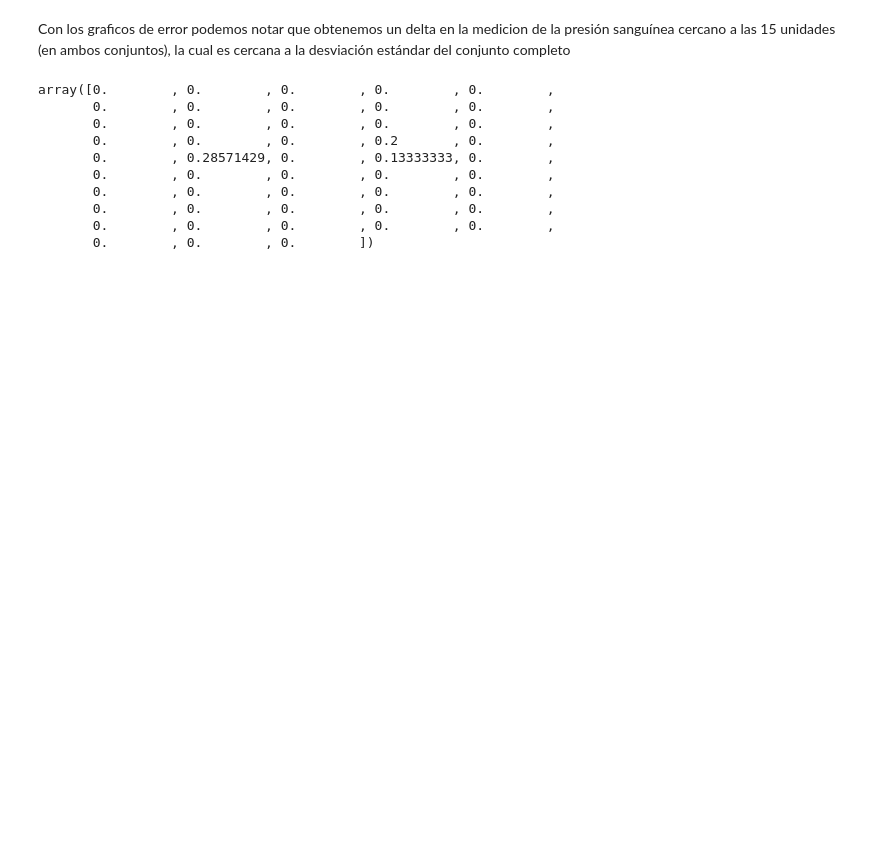
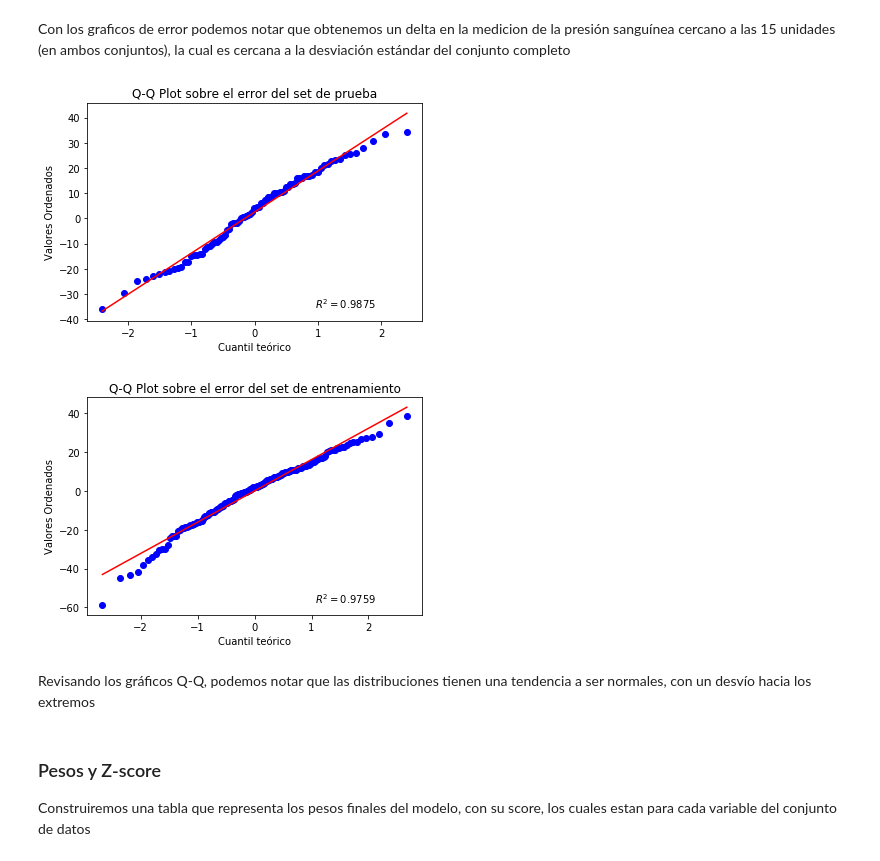
Before and after one commit to AlbireoImma/ML_1, a Jupyter notebook: Desarrollo.ipynb, the cells around one changed output. Saved outputs shown, nothing was run; the diff lists cells and outputs as text; code cells hidden in the pictures; blank space fills up the shorter version.

```diff
--- a/Desarrollo.ipynb
+++ b/Desarrollo.ipynb
@@ -309,17 +329,32 @@ plt.show()
 # %% [markdown]
 Con los graficos de error podemos notar que obtenemos un delta  en la medicion de la presión sanguínea cercano a las 15 unidades (en ambos conjuntos), la cual es cercana a la desviación estándar del conjunto completo
-# %%
-from sklearn.metrics import f1_score
-
-f1_score(presion_test,list(map(int,pred_test)),average=None)
-# %% [output]
-array([0.        , 0.        , 0.        , 0.        , 0.        ,
-       0.        , 0.        , 0.        , 0.        , 0.        ,
-       0.        , 0.        , 0.        , 0.        , 0.        ,
-       0.        , 0.        , 0.        , 0.2       , 0.        ,
-       0.        , 0.28571429, 0.        , 0.13333333, 0.        ,
-       0.        , 0.        , 0.        , 0.        , 0.        ,
-       0.        , 0.        , 0.        , 0.        , 0.        ,
-       0.        , 0.        , 0.        , 0.        , 0.        ,
-       0.        , 0.        , 0.        , 0.        , 0.        ,
-       0.        , 0.        , 0.        ])
+# %%
+error_train = pred_train - presion_train
+error_test = pred_test - presion_test
+
+grafico_1 = plt.figure()
+eje_1 = grafico_1.add_subplot(111)
+st.probplot(error_test, dist="norm", plot=eje_1, rvalue=True)
+eje_1.set_title("Q-Q Plot sobre el error del set de prueba")
+eje_1.set_xlabel("Cuantil teórico")
+eje_1.set_ylabel("Valores Ordenados")
+eje_1.set_title("Q-Q Plot sobre el error del set de prueba")
+
+
+grafico_2 = plt.figure()
+eje_2 = grafico_2.add_subplot(111)
+st.probplot(error_train, dist="norm", plot=eje_2, rvalue=True)
+eje_2.set_xlabel("Cuantil teórico")
+eje_2.set_ylabel("Valores Ordenados")
+eje_2.set_title("Q-Q Plot sobre el error del set de entrenamiento")
+
+plt.show()
+# %% [output]
+[figure, added]
+[figure, added]
+# %% [markdown]
+Revisando los gráficos Q-Q, podemos notar que las distribuciones tienen una tendencia a ser normales, con un desvío hacia los extremos
+# %% [markdown]
+### Pesos y Z-score
+
+Construiremos una tabla que representa los pesos finales del modelo, con su score, los cuales estan para cada variable del conjunto de datos
```
Also changed, not shown: parts of 49 cells of this notebook.
